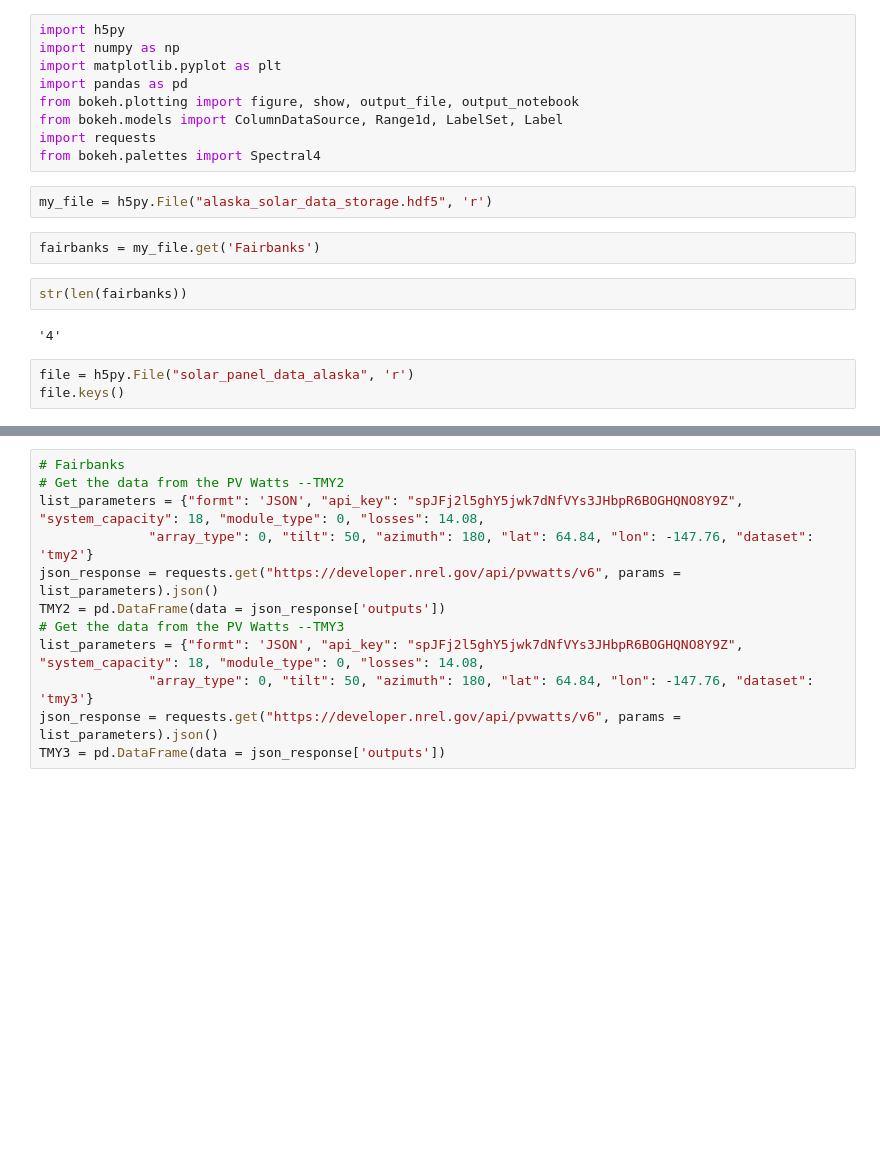
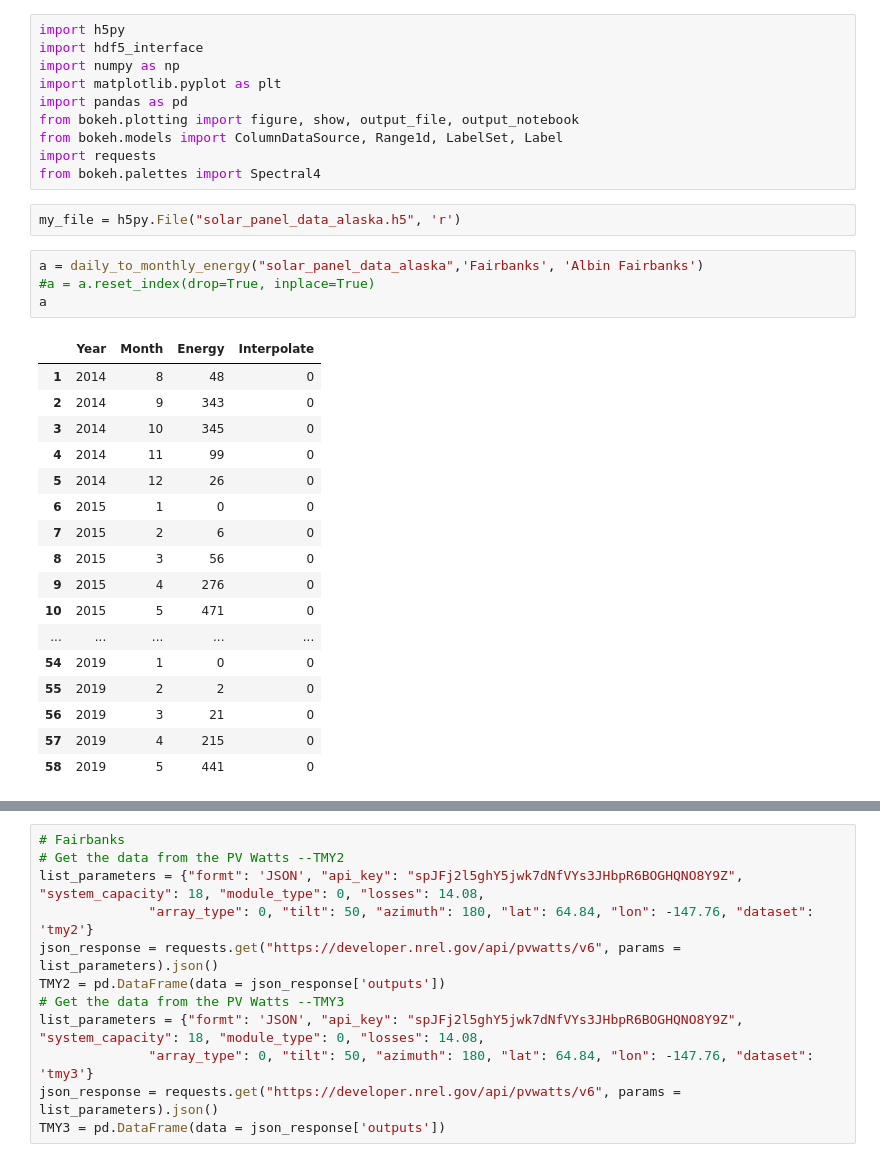
Before and after one commit to acep-uaf/ACEP_solar, a Jupyter notebook: popup_figure.ipynb, the cells around one changed output, grey strips where cells are left out. Drawn from its saved outputs; the diff is of its cells as text; blank space fills up the shorter version.

```diff
--- a/popup_figure.ipynb
+++ b/popup_figure.ipynb
@@ -1,5 +1,6 @@
 # %%
 import h5py
+import hdf5_interface
 import numpy as np
 import matplotlib.pyplot as plt
 import pandas as pd
@@ -8,13 +9,26 @@ from bokeh.models import ColumnDataSource, Range1d, LabelSet, Label
 import requests
 from bokeh.palettes import Spectral4
 # %%
-my_file = h5py.File("alaska_solar_data_storage.hdf5", 'r')
+my_file = h5py.File("solar_panel_data_alaska.h5", 'r')
-# %%
-fairbanks = my_file.get('Fairbanks')
-# %%
-str(len(fairbanks))
-# %% [output]
-'4'
-# %%
-file = h5py.File("solar_panel_data_alaska", 'r')
-file.keys()
+# %%
+a = daily_to_monthly_energy("solar_panel_data_alaska",'Fairbanks', 'Albin Fairbanks')
+#a = a.reset_index(drop=True, inplace=True)
+a
+# %% [output]
+|  | Year | Month | Energy | Interpolate |
+| 1 | 2014 | 8 | 48 | 0 |
+| 2 | 2014 | 9 | 343 | 0 |
+| 3 | 2014 | 10 | 345 | 0 |
+| 4 | 2014 | 11 | 99 | 0 |
+| 5 | 2014 | 12 | 26 | 0 |
+| 6 | 2015 | 1 | 0 | 0 |
+| 7 | 2015 | 2 | 6 | 0 |
+| 8 | 2015 | 3 | 56 | 0 |
+| 9 | 2015 | 4 | 276 | 0 |
+| 10 | 2015 | 5 | 471 | 0 |
+| ... | ... | ... | ... | ... |
+| 54 | 2019 | 1 | 0 | 0 |
+| 55 | 2019 | 2 | 2 | 0 |
+| 56 | 2019 | 3 | 21 | 0 |
+| 57 | 2019 | 4 | 215 | 0 |
+| 58 | 2019 | 5 | 441 | 0 |
```
Also changed, not shown: parts of 7 cells of this notebook.
